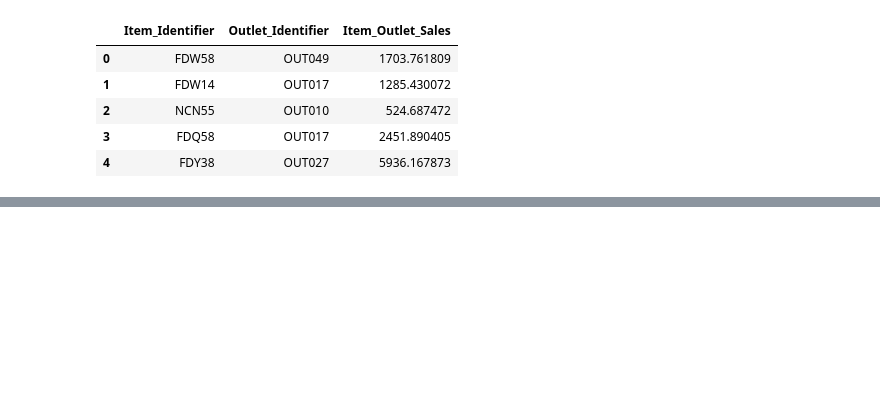
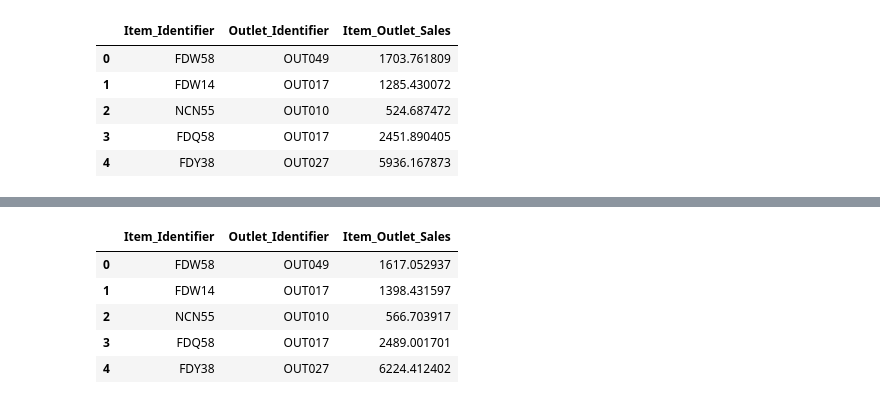
Before and after one commit to harsha-vardhan-v/Big-Mart-Sales-Prediction, a Jupyter notebook: bigmart_sales_predictor.ipynb, the cells around one changed output, grey strips where cells are left out. Drawn from its saved outputs; the diff is of its cells as text; code cells hidden in the pictures; blank space fills up the shorter version.

```diff
--- a/bigmart_sales_predictor.ipynb
+++ b/bigmart_sales_predictor.ipynb
@@ -804,0 +1213,5 @@ submissions.to_csv('big_mart_sales_submissions.csv')
+# %%
+svm_reg = SVR(kernel='poly', C=500, epsilon=4, degree=2)
+dtree_reg = DecisionTreeRegressor(max_depth=5, max_features=26, min_samples_split=80, min_samples_leaf=10)
+rf_reg = RandomForestRegressor(max_depth=5, n_estimators=500, max_leaf_nodes=70)
+xgb_reg = XGBRegressor(objective ='reg:squarederror', n_estimators=100, learning_rate=0.05, max_depth=4)
@@ -804,0 +1236,10 @@ submissions.to_csv('big_mart_sales_submissions.csv')
+# %%
+voting_reg = VotingRegressor(
+    estimators=[
+                ('svm', svm_reg),
+                ('dtree', dtree_reg),
+                ('rf', rf_reg),
+                ('xgb', xgb_reg)
+    ],
+    weights=[0.85, 0.65, 0.9, 0.9]
+)
@@ -804,0 +1253,5 @@ submissions.to_csv('big_mart_sales_submissions.csv')
+# %%
+test = pd.read_csv('/content/drive/MyDrive/FoDS/Data/big_mart_sales_test.csv')
+submissions = test[['Item_Identifier', 'Outlet_Identifier']].copy()
+
+X_test_prepared = preprocessData(test)
@@ -804,0 +1271,12 @@ submissions.to_csv('big_mart_sales_submissions.csv')
+# %%
+outlet_sales = np.absolute(voting_reg.predict(X_test_prepared))
+submissions['Item_Outlet_Sales'] = outlet_sales
+# %%
+submissions.head()
+# %% [output]
+|  | Item_Identifier | Outlet_Identifier | Item_Outlet_Sales |
+| 0 | FDW58 | OUT049 | 1617.052937 |
+| 1 | FDW14 | OUT017 | 1398.431597 |
+| 2 | NCN55 | OUT010 | 566.703917 |
+| 3 | FDQ58 | OUT017 | 2489.001701 |
+| 4 | FDY38 | OUT027 | 6224.412402 |
```
Also changed, not shown: parts of 77 cells of this notebook.
